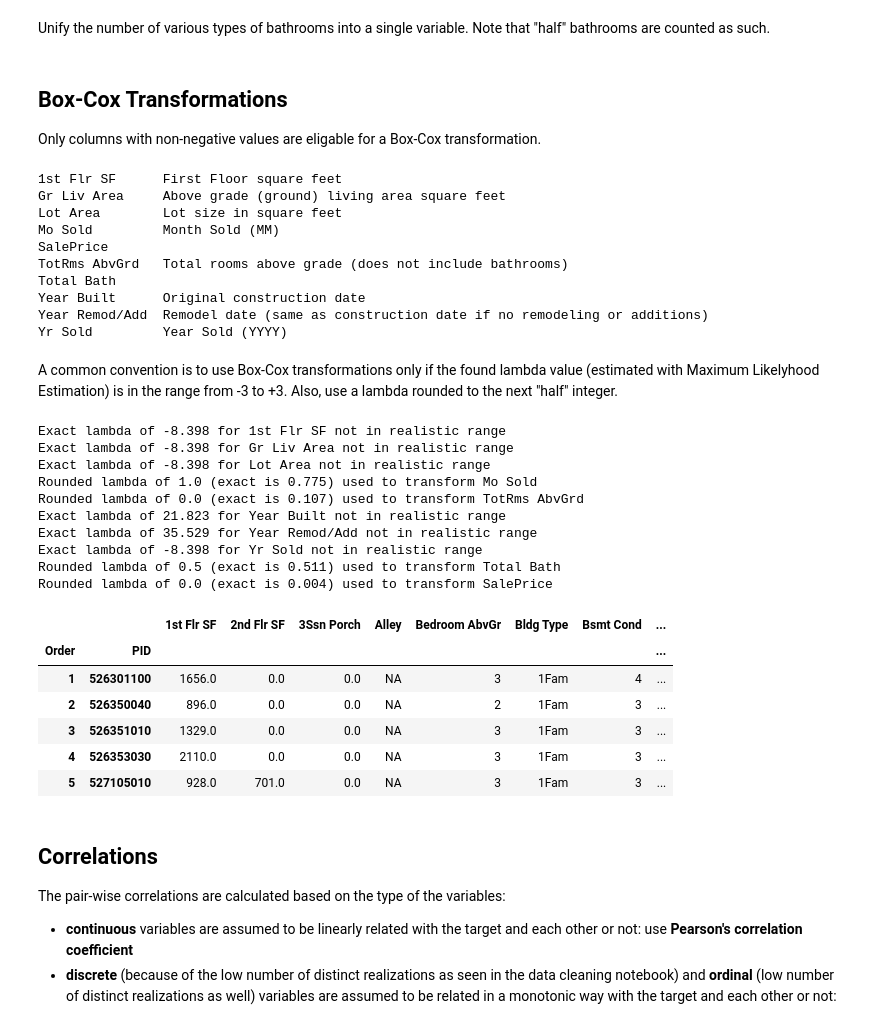
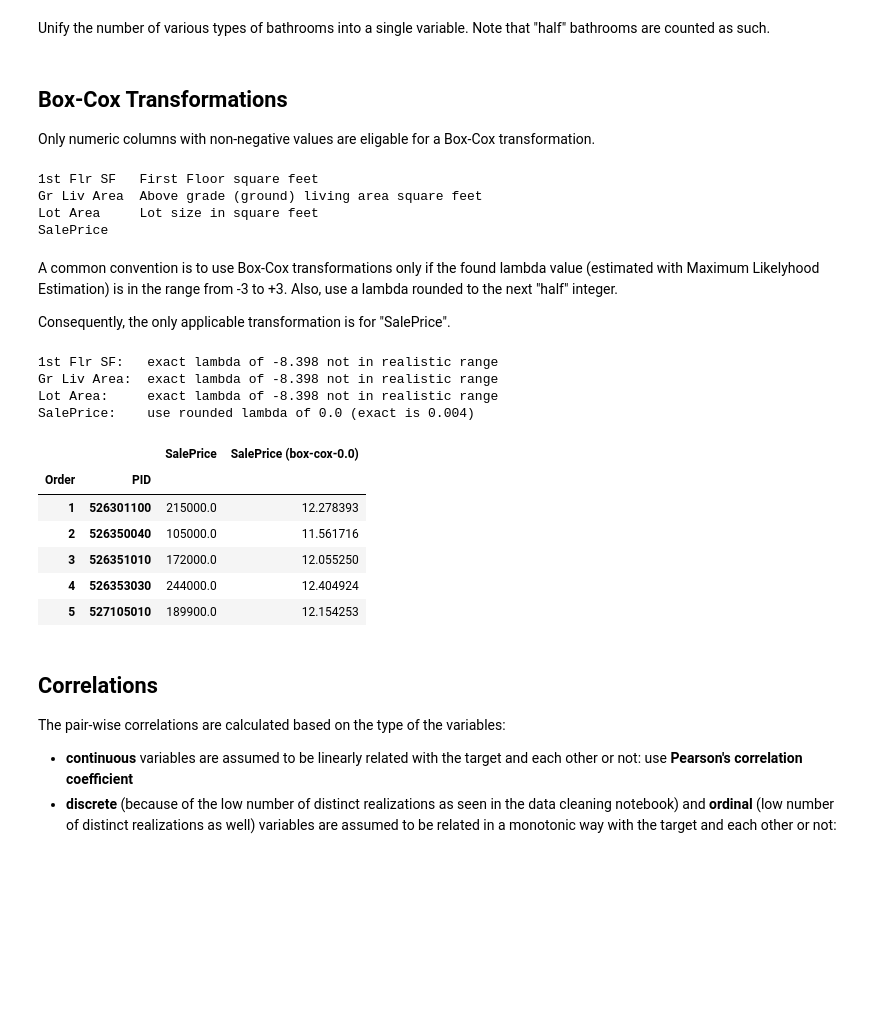
Before and after one commit to webartifex/ames-housing, a Jupyter notebook: 2_pairwise_correlations.ipynb, the cells around one changed output. Cells and saved outputs as stored; diff of their text form; code cells hidden in the pictures; blank space fills up the shorter version.

```diff
--- a/2_pairwise_correlations.ipynb
+++ b/2_pairwise_correlations.ipynb
@@ -129,28 +128,26 @@ DISCRETE_VARIABLES.append("Total Bath")
 # %% [markdown]
 ## Box-Cox Transformations
 
-Only columns with non-negative values are eligable for a Box-Cox transformation.
+Only numeric columns with non-negative values are eligable for a Box-Cox transformation.
 # %%
-columns = CONTINUOUS_VARIABLES + DISCRETE_VARIABLES + TARGET_VARIABLES
+columns = CONTINUOUS_VARIABLES + TARGET_VARIABLES
 transforms = df[columns].describe().T
 transforms = list(transforms[transforms['min'] > 0].index)
 print_column_list(transforms)
 # %% [output]
-1st Flr SF      First Floor square feet
-Gr Liv Area     Above grade (ground) living area square feet
-Lot Area        Lot size in square feet
-Mo Sold         Month Sold (MM)
+1st Flr SF   First Floor square feet
+Gr Liv Area  Above grade (ground) living area square feet
+Lot Area     Lot size in square feet
 SalePrice
-TotRms AbvGrd   Total rooms above grade (does not include bathrooms)
-Total Bath
-Year Built      Original construction date
-Year Remod/Add  Remodel date (same as construction date if no remodeling or additions)
-Yr Sold         Year Sold (YYYY)
 # %% [markdown]
 A common convention is to use Box-Cox transformations only if the found lambda value (estimated with Maximum Likelyhood Estimation) is in the range from -3 to +3. Also, use a lambda rounded to the next "half" integer.
+
+Consequently, the only applicable transformation is for "SalePrice".
 # %%
 # Check the Box-Cox tranformations for each column seperately
 # to decide if the optimal lambda value is in an acceptable range.
+output = []
+transformed_columns = []
 for column in transforms:
     X = df[[column]]  # 2D array needed!
     pt = PowerTransformer(method="box-cox", standardize=False)
@@ -162,46 +159,42 @@ for column in transforms:
     exact_lambda = pt.lambdas_[0]
     used_lambda = 0.5 * np.round(2.0 * exact_lambda)
     if -3 <= exact_lambda <= 3:
-        print(
-            f"Rounded lambda of {used_lambda} (exact is {exact_lambda:.3f}) "
-            f"used to transform {column}"
-        )
         new_column = f"{column} (box-cox-{used_lambda})"
         df[new_column] = (
             np.log(X) if used_lambda == 0 else (((X ** used_lambda) - 1) / used_lambda)
         )
+        # Show that only SalePrice has a useful transformation.
+        assert column in TARGET_VARIABLES
         # Track the new column in the appropiate list.
-        if column in CONTINUOUS_VARIABLES:
-            new_variables.append(new_column)
-            CONTINUOUS_VARIABLES.append(new_column)
-        elif column in DISCRETE_VARIABLES:
-            new_variables.append(new_column)
-            DISCRETE_VARIABLES.append(new_column)
-        else:
-            TARGET_VARIABLES.append(new_column)
+        TARGET_VARIABLES.append(new_column)
+        # To show only the transformed columns below.
+        transformed_columns.append(column)
+        transformed_columns.append(new_column)
+        output.append((
+            f"{column}:",
+            f"use rounded lambda of {used_lambda} (exact is {exact_lambda:.3f})",
+        ))
     else:
-        print(f"Exact lambda of {exact_lambda:.3f} for {column} not in realistic range")
+        output.append((
+            f"{column}:",
+            f"exact lambda of {exact_lambda:.3f} not in realistic range",
+        ))
+print(tabulate(sorted(output), tablefmt="plain"))
 # %% [output]
-Exact lambda of -8.398 for 1st Flr SF not in realistic range
-Exact lambda of -8.398 for Gr Liv Area not in realistic range
-Exact lambda of -8.398 for Lot Area not in realistic range
-Rounded lambda of 1.0 (exact is 0.775) used to transform Mo Sold
-Rounded lambda of 0.0 (exact is 0.107) used to transform TotRms AbvGrd
-Exact lambda of 21.823 for Year Built not in realistic range
-Exact lambda of 35.529 for Year Remod/Add not in realistic range
-Exact lambda of -8.398 for Yr Sold not in realistic range
-Rounded lambda of 0.5 (exact is 0.511) used to transform Total Bath
-Rounded lambda of 0.0 (exact is 0.004) used to transform SalePrice
+1st Flr SF:   exact lambda of -8.398 not in realistic range
+Gr Liv Area:  exact lambda of -8.398 not in realistic range
+Lot Area:     exact lambda of -8.398 not in realistic range
+SalePrice:    use rounded lambda of 0.0 (exact is 0.004)
 # %%
-df.head()
+df[transformed_columns].head()
 # %% [output]
-|  |  | 1st Flr SF | 2nd Flr SF | 3Ssn Porch | Alley | Bedroom AbvGr | Bldg Type | Bsmt Cond | ... |
-| Order | PID |  |  |  |  |  |  |  | ... |
-| 1 | 526301100 | 1656.0 | 0.0 | 0.0 | NA | 3 | 1Fam | 4 | ... |
-| 2 | 526350040 | 896.0 | 0.0 | 0.0 | NA | 2 | 1Fam | 3 | ... |
-| 3 | 526351010 | 1329.0 | 0.0 | 0.0 | NA | 3 | 1Fam | 3 | ... |
-| 4 | 526353030 | 2110.0 | 0.0 | 0.0 | NA | 3 | 1Fam | 3 | ... |
-| 5 | 527105010 | 928.0 | 701.0 | 0.0 | NA | 3 | 1Fam | 3 | ... |
+|  |  | SalePrice | SalePrice (box-cox-0.0) |
+| Order | PID |  |  |
+| 1 | 526301100 | 215000.0 | 12.278393 |
+| 2 | 526350040 | 105000.0 | 11.561716 |
+| 3 | 526351010 | 172000.0 | 12.055250 |
+| 4 | 526353030 | 244000.0 | 12.404924 |
+| 5 | 527105010 | 189900.0 | 12.154253 |
 # %% [markdown]
 ## Correlations
 
```
Also changed, not shown: parts of 10 cells of this notebook, 2 other files.
